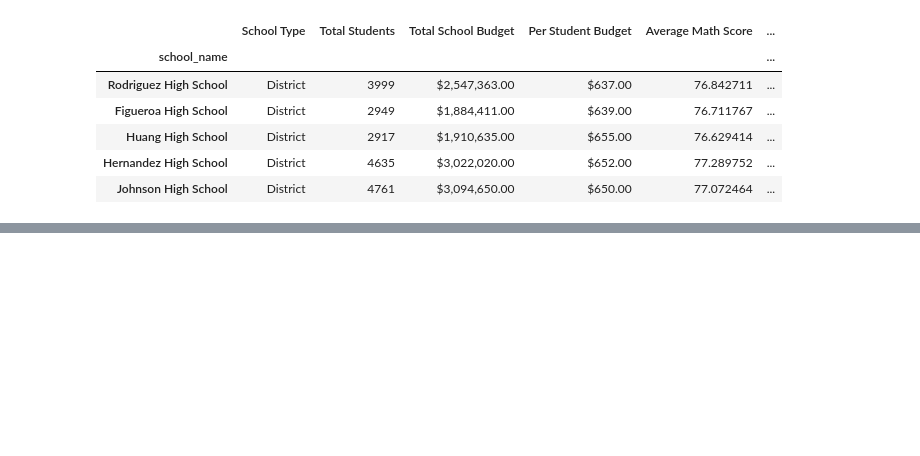
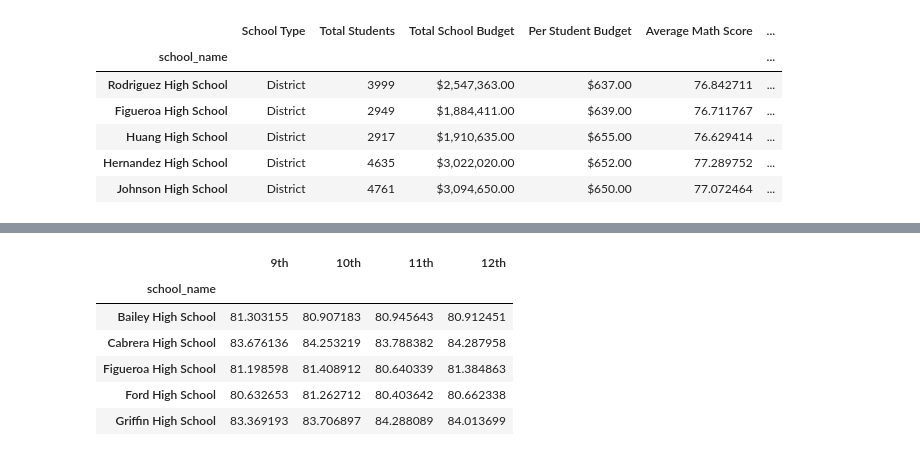
Before and after one commit to jkspiva/pandas-challenge, a Jupyter notebook: PyCitySchools/main.ipynb, the cells around one changed output, grey strips where cells are left out. Cells and saved outputs as stored; diff of their text form; code cells hidden in the pictures; blank space fills up the shorter version.

```diff
--- a/PyCitySchools/main.ipynb
+++ b/PyCitySchools/main.ipynb
@@ -283,0 +295,24 @@ twelfth_grader_math_scores =
+# %%
+# Use the code provided to separate the data by grade
+ninth_graders = district_data[(district_data["grade"] == "9th")]
+tenth_graders = district_data[(district_data["grade"] == "10th")]
+eleventh_graders = district_data[(district_data["grade"] == "11th")]
+twelfth_graders = district_data[(district_data["grade"] == "12th")]
+
+# Group by `school_name` and take the mean of the `reading_score` column for each.
+ninth_grade_reading_scores = ninth_graders.groupby(["school_name"])["reading_score"].mean()
+tenth_grader_reading_scores = tenth_graders.groupby(["school_name"])["reading_score"].mean()
+eleventh_grader_reading_scores = eleventh_graders.groupby(["school_name"])["reading_score"].mean()
+twelfth_grader_reading_scores = twelfth_graders.groupby(["school_name"])["reading_score"].mean()
+
+# Combine each of the scores above into single DataFrame called `reading_scores_by_grade`
+reading_scores_by_grade = pd.DataFrame({"9th": ninth_grade_reading_scores, "10th": tenth_grader_reading_scores, "11th": eleventh_grader_reading_scores, "12th": twelfth_grader_reading_scores})
+reading_scores_by_grade.head()
+# %% [output]
+|  | 9th | 10th | 11th | 12th |
+| school_name |  |  |  |  |
+| Bailey High School | 81.303155 | 80.907183 | 80.945643 | 80.912451 |
+| Cabrera High School | 83.676136 | 84.253219 | 83.788382 | 84.287958 |
+| Figueroa High School | 81.198598 | 81.408912 | 80.640339 | 81.384863 |
+| Ford High School | 80.632653 | 81.262712 | 80.403642 | 80.662338 |
+| Griffin High School | 83.369193 | 83.706897 | 84.288089 | 84.013699 |
```
Also changed, not shown: parts of 13 cells of this notebook.
